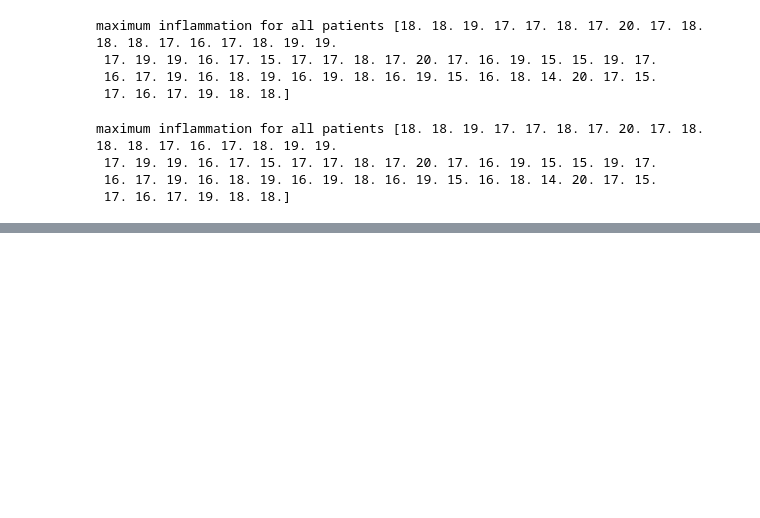
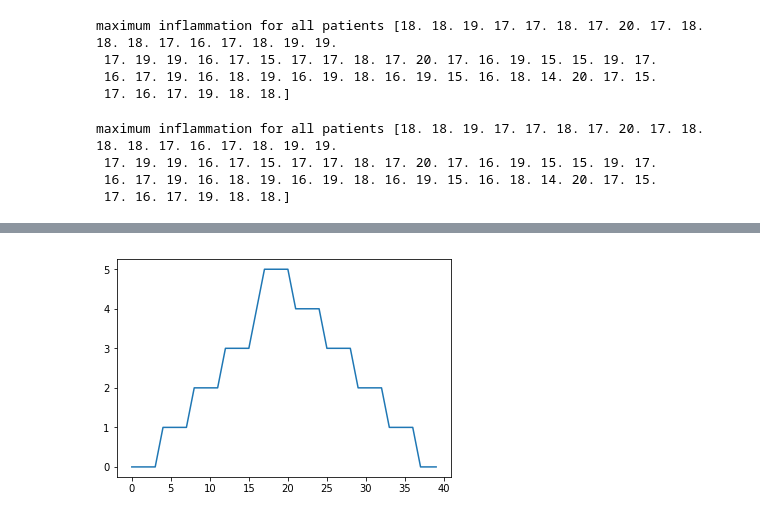
Before and after one commit to ppomorsk/2018-03-03-conestoga, a Jupyter notebook: SC_Python_Programming.ipynb, the cells around one changed output, grey strips where cells are left out. Cells and saved outputs as stored; diff of their text form; code cells hidden in the pictures; blank space fills up the shorter version.

```diff
--- a/SC_Python_Programming.ipynb
+++ b/SC_Python_Programming.ipynb
@@ -354,0 +395,5 @@ maximum inflammation for all patients [18. 18. 19. 17. 17. 18. 17. 20. 17. 18. 1
+# %%
+min_plot = matplotlib.pyplot.plot(numpy.min(data,axis=0))
+matplotlib.pyplot.show()
+# %% [output]
+[figure, added]
```
Also changed, not shown: parts of 11 cells of this notebook.
